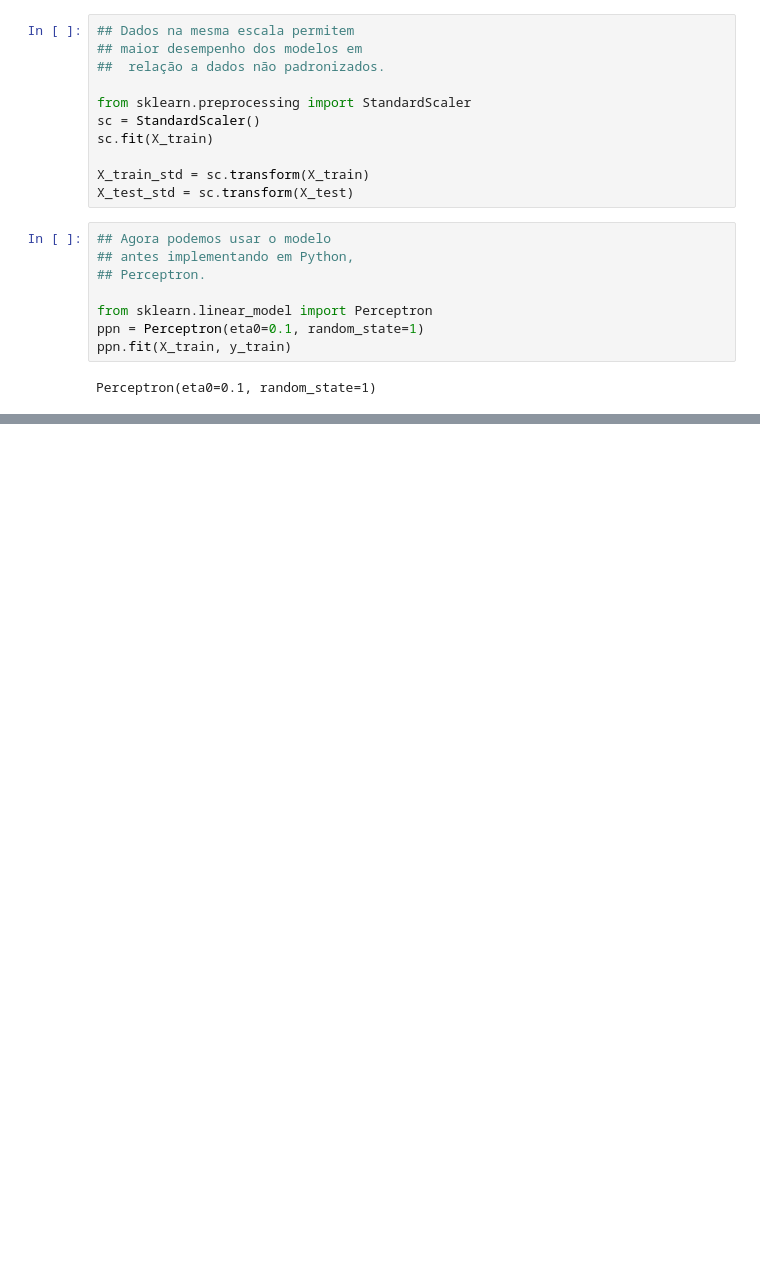
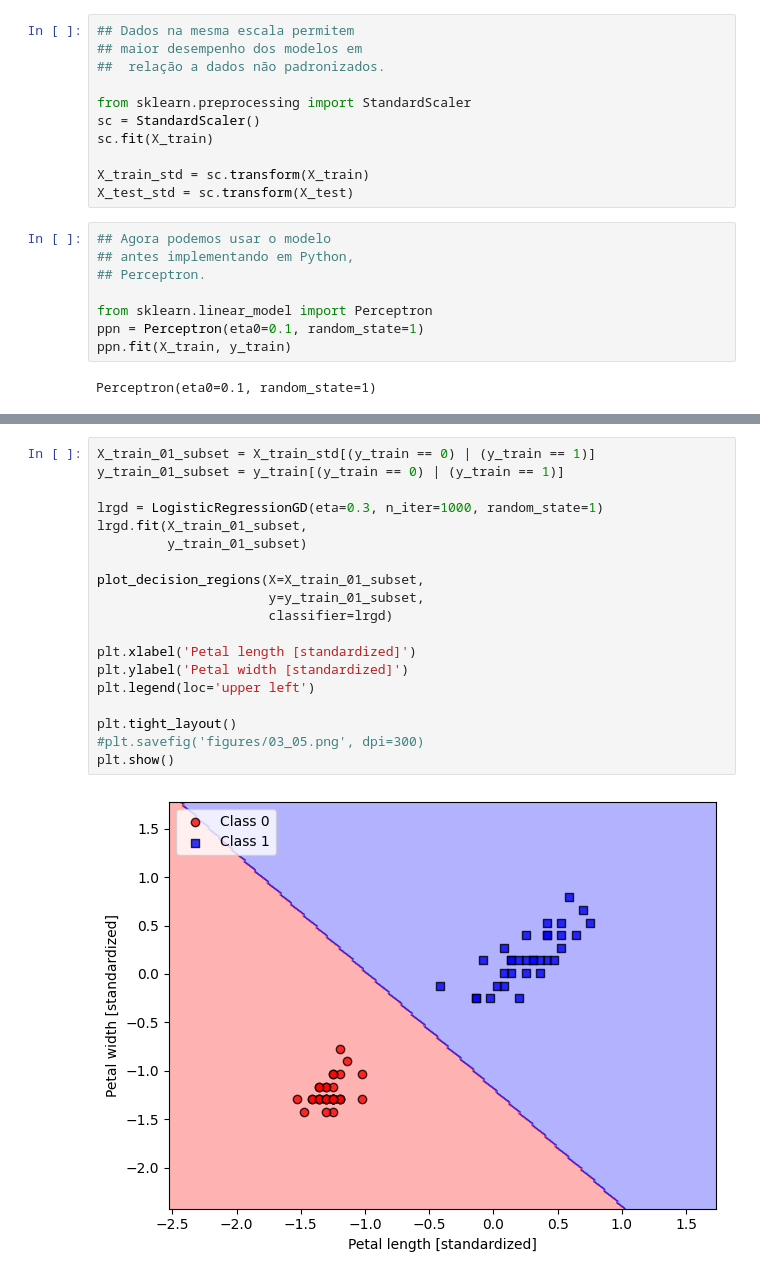
Before and after one commit to CllsPy/learn_ai, a Jupyter notebook: livros/ML with Pytorch & Sklearn/ch03/notebooks/ch03-ml-com-pytorch.ipynb, the cells around one changed output, grey strips where cells are left out. Drawn from its saved outputs; the diff is of its cells as text; blank space fills up the shorter version.

```diff
--- a/livros/ML with Pytorch & Sklearn/ch03/notebooks/ch03-ml-com-pytorch.ipynb
+++ b/livros/ML with Pytorch & Sklearn/ch03/notebooks/ch03-ml-com-pytorch.ipynb
@@ -55,0 +284,21 @@ Perceptron(eta0=0.1, random_state=1)
+# %%
+X_train_01_subset = X_train_std[(y_train == 0) | (y_train == 1)]
+y_train_01_subset = y_train[(y_train == 0) | (y_train == 1)]
+
+lrgd = LogisticRegressionGD(eta=0.3, n_iter=1000, random_state=1)
+lrgd.fit(X_train_01_subset,
+         y_train_01_subset)
+
+plot_decision_regions(X=X_train_01_subset,
+                      y=y_train_01_subset,
+                      classifier=lrgd)
+
+plt.xlabel('Petal length [standardized]')
+plt.ylabel('Petal width [standardized]')
+plt.legend(loc='upper left')
+
+plt.tight_layout()
+#plt.savefig('figures/03_05.png', dpi=300)
+plt.show()
+# %% [output]
+[figure, added]
```
Also changed, not shown: parts of 14 cells of this notebook.
